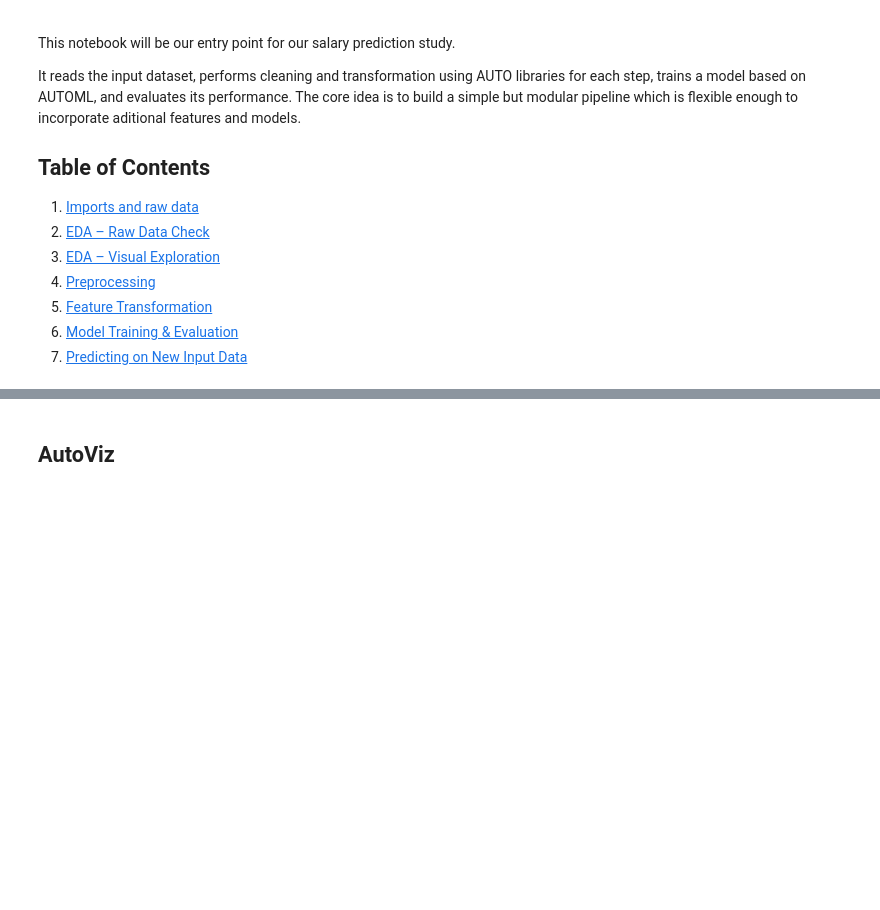
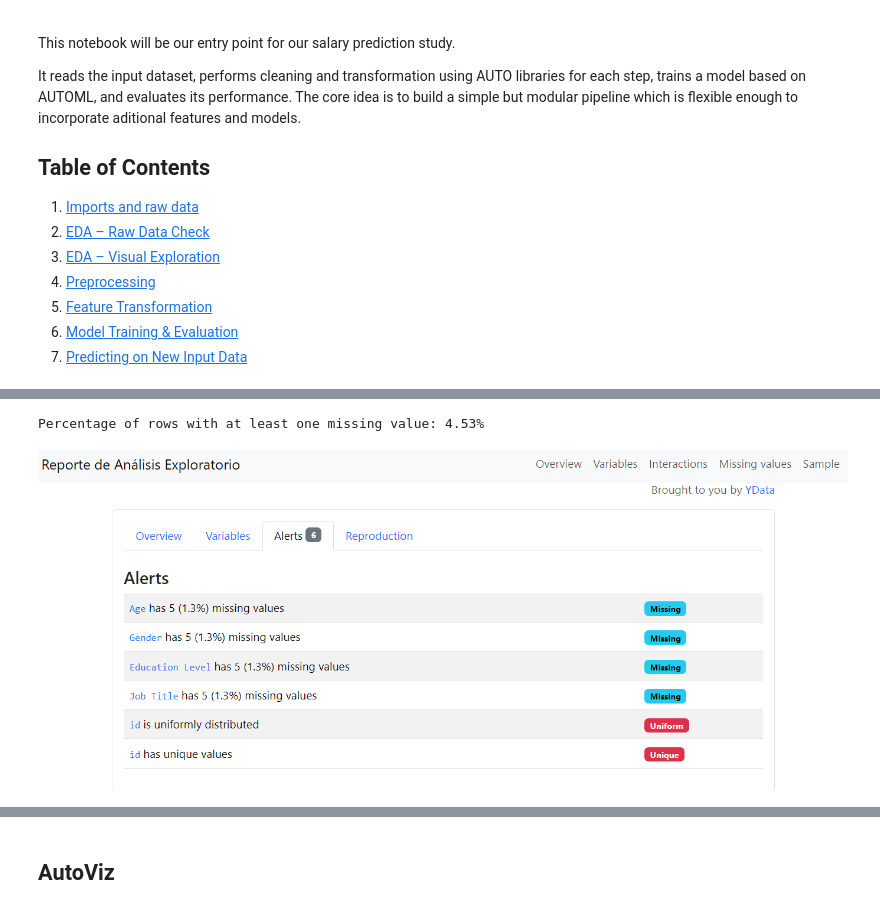
Before and after one commit to leonardoheis/fau_predic_salario, a Jupyter notebook: notebooks/main.ipynb, the cells around one changed output, grey strips where cells are left out. Cells and saved outputs as stored; diff of their text form; code cells hidden in the pictures; blank space fills up the shorter version.

Commit message:
adding images plus new functio in eda and main timeline

```diff
--- a/notebooks/main.ipynb
+++ b/notebooks/main.ipynb
@@ -21,0 +217,9 @@ All core libraries (Pandas, NumPy, Seaborn...) and our own modular code from `sr
+# %%
+percentage = percentage_rows_missing_data(df_merged)
+print(f"Percentage of rows with at least one missing value: {percentage:.2f}%")
+# %% [output]
+Percentage of rows with at least one missing value: 4.53%
+# %%
+display(Image(filename="../images/ydata_alerts.png", width="75%", height="75%"))
+# %% [output]
+[figure, added]
```
Also changed, not shown: parts of 24 cells of this notebook, 3 other files.
